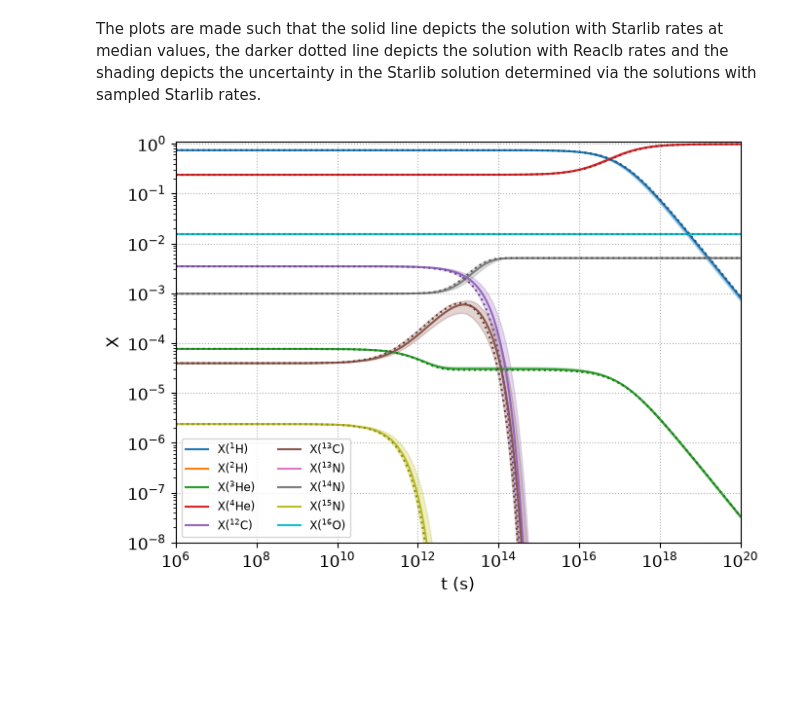
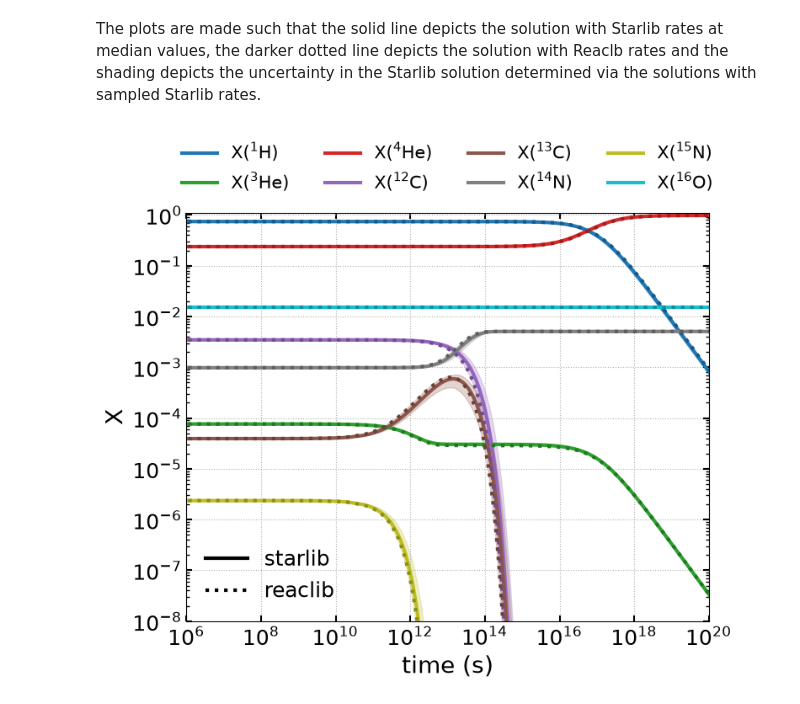
Before and after one commit to pynucastro/pynucastro3.0-paper-notebooks, a Jupyter notebook: new_rates/starlib-rates.ipynb, the cells around one changed output. Drawn from its saved outputs; the diff is of its cells as text; code cells hidden in the pictures; blank space fills up the shorter version.

Commit message:
update starlib figure

```diff
--- a/new_rates/starlib-rates.ipynb
+++ b/new_rates/starlib-rates.ipynb
@@ -48,6 +48,25 @@ The following code evaluates solutions with sampled rates at consistent time sta
 # %%
 import matplotlib.pyplot as plt
 import matplotlib.colors as mcolors
+
+SMALL_SIZE = 18
+MEDIUM_SIZE = 20
+BIGGER_SIZE = 22
+MAJOR_TICK_SIZE = 5
+MINOR_TICK_SIZE = 3
+
+plt.rc('font', size=SMALL_SIZE)          # controls default text sizes
+plt.rc('axes', titlesize=SMALL_SIZE)     # fontsize of the axes title
+plt.rc('axes', labelsize=MEDIUM_SIZE)    # fontsize of the x and y labels
+plt.rc('xtick', labelsize=SMALL_SIZE)    # fontsize of the tick labels
+plt.rc('ytick', labelsize=SMALL_SIZE)    # fontsize of the tick labels
+plt.rc('legend', fontsize=SMALL_SIZE)    # legend fontsize
+plt.rc('figure', titlesize=BIGGER_SIZE)  # fontsize of the figure title
+plt.rc('xtick.major', size=MAJOR_TICK_SIZE, width=1.5)
+plt.rc('xtick.minor', size=MINOR_TICK_SIZE, width=1)
+plt.rc('ytick.major', size=MAJOR_TICK_SIZE, width=1.5)
+plt.rc('ytick.minor', size=MINOR_TICK_SIZE, width=1)
+plt.rcParams.update({'lines.linewidth': 3.0})
 # %%
 ts = np.logspace(1, 20, num=500)
 # %%
@@ -68,34 +87,45 @@ The plots are made such that the solid line depicts the solution with Starlib ra
 # %%
 #Provides a darker shade for reaclib
 def darken(color):
     rgb = mcolors.to_rgb(color)
     return tuple(c * 0.75 for c in rgb)
 
-
-fig, ax = plt.subplots()
+fig, ax = plt.subplots(figsize=(8,7), constrained_layout=True)
 
 for i, nuc in enumerate(sol_median.unique_nuclei):
     ax.fill_between(ts, X_min[i, :], X_max[i, :], color=f"C{i}", alpha=0.25)
 
 for i, nuc in enumerate(sol_median.unique_nuclei):
     label = f"X$({nuc.pretty})$"
+    if (sol_median.X[i, :] < 1.e-8).all():
+        continue
     ax.loglog(sol_median.t, sol_median.X[i, :], label=label, color=f"C{i}")
 
 for i, nuc in enumerate(sol_reaclib.unique_nuclei):
     ax.loglog(sol_reaclib.t, sol_reaclib.X[i, :], color=darken(f"C{i}"), linestyle=":")
 
 ax.set_xlim(1.e6, 1.e20)
 ax.set_ylim(1.e-8, 1.1)
 
 ax.grid(ls=":")
-ax.set_xlabel("t (s)", fontsize=12)
-ax.set_ylabel("X", fontsize=12)
-ax.tick_params(axis='both', labelsize=12)
+ax.set_xlabel("time (s)")
+ax.set_ylabel("X")
+ax.tick_params(top=True, bottom=True,
+               left=True, right=True,
+               direction="in", which="both")
 
+nuc_legend = ax.legend(loc="lower center", bbox_to_anchor=(0.5, 1.01),
+             fontsize=15, ncol=4, frameon=False)
+nuc_legend.set_clip_on(False)
+ax.add_artist(nuc_legend)
 
-ax.legend(fontsize="small", loc='lower left', ncol=2)
-fig.set_size_inches((7, 5))
+style_legend = [
+    plt.Line2D([0], [0], color="k", linestyle="-", label="starlib"),
+    plt.Line2D([0], [0], color="k", linestyle=":", label="reaclib"),
+]
+ax.legend(handles=style_legend, loc="lower left", frameon=False)
+
 fig.tight_layout()
 fig.savefig("starlib-integration-example.pdf", format="pdf", bbox_inches="tight")
 # %% [output]
-[figure, old version]
+[figure, new version]
```
